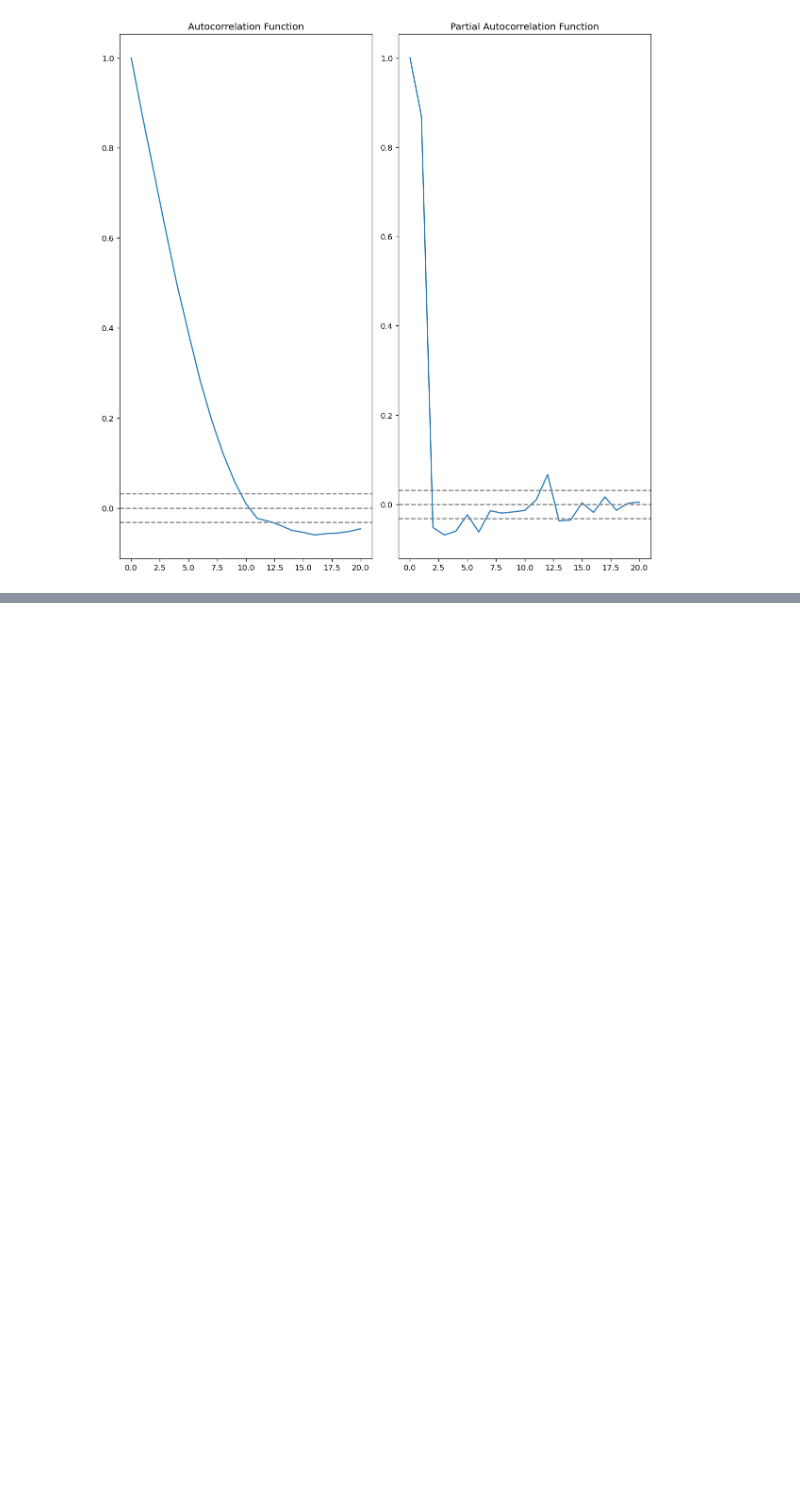
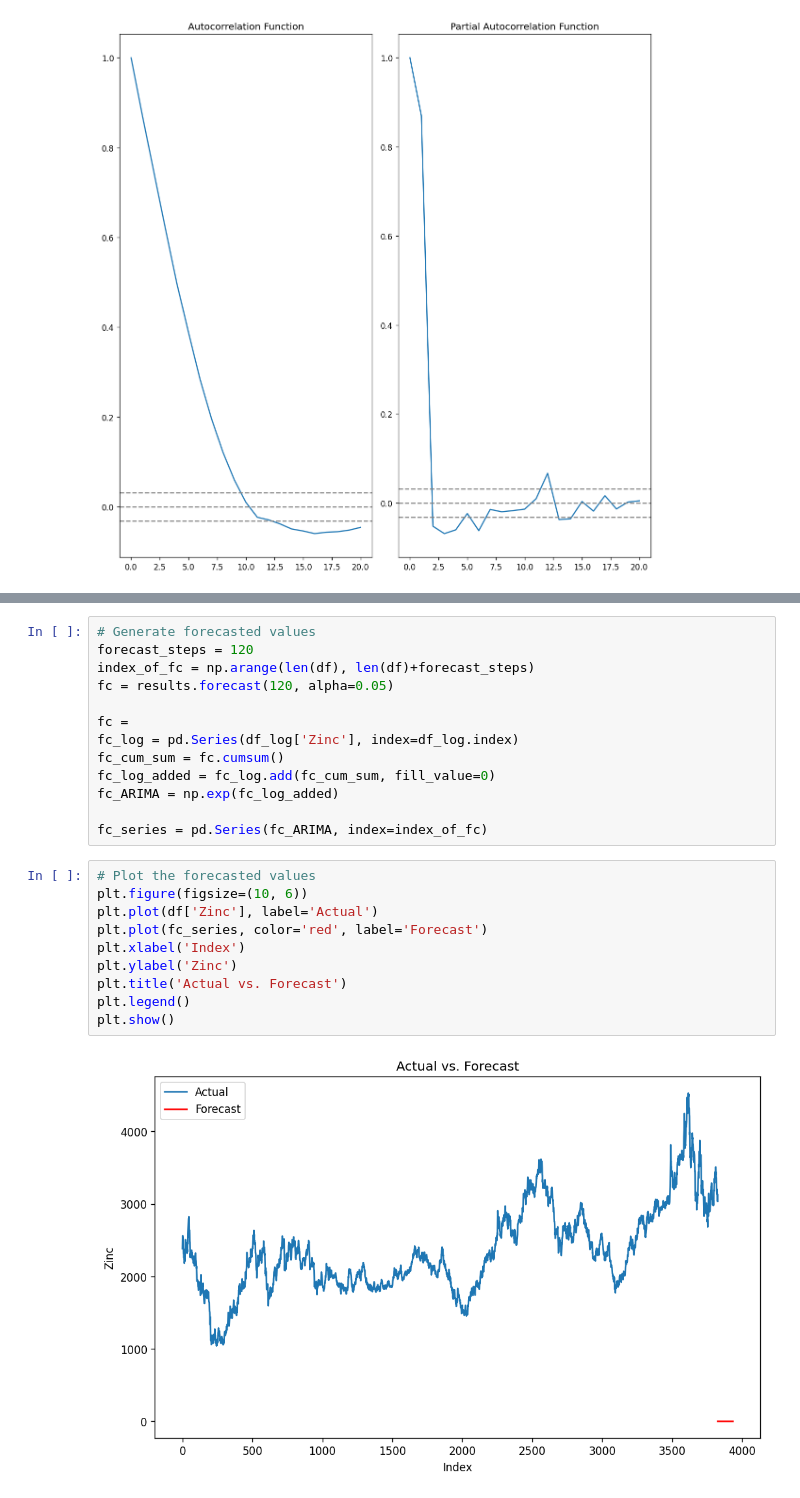
Before and after one commit to bilge-akar/zinc-prices, a Jupyter notebook: zinc_ipynb.ipynb, the cells around one changed output, grey strips where cells are left out. Drawn from its saved outputs; the diff is of its cells as text; blank space fills up the shorter version.

```diff
--- a/zinc_ipynb.ipynb
+++ b/zinc_ipynb.ipynb
@@ -258,0 +295,25 @@ plot_pacf(df_log_diff['Zinc'].tolist(), lags=50, ax=axes[1])
+# %%
+# Generate forecasted values
+forecast_steps = 120
+index_of_fc = np.arange(len(df), len(df)+forecast_steps)
+fc = results.forecast(120, alpha=0.05)
+
+fc =
+fc_log = pd.Series(df_log['Zinc'], index=df_log.index)
+fc_cum_sum = fc.cumsum()
+fc_log_added = fc_log.add(fc_cum_sum, fill_value=0)
+fc_ARIMA = np.exp(fc_log_added)
+
+fc_series = pd.Series(fc_ARIMA, index=index_of_fc)
+# %%
+# Plot the forecasted values
+plt.figure(figsize=(10, 6))
+plt.plot(df['Zinc'], label='Actual')
+plt.plot(fc_series, color='red', label='Forecast')
+plt.xlabel('Index')
+plt.ylabel('Zinc')
+plt.title('Actual vs. Forecast')
+plt.legend()
+plt.show()
+# %% [output]
+[figure, added]
```
Also changed, not shown: parts of 11 cells of this notebook, 1 other file.
